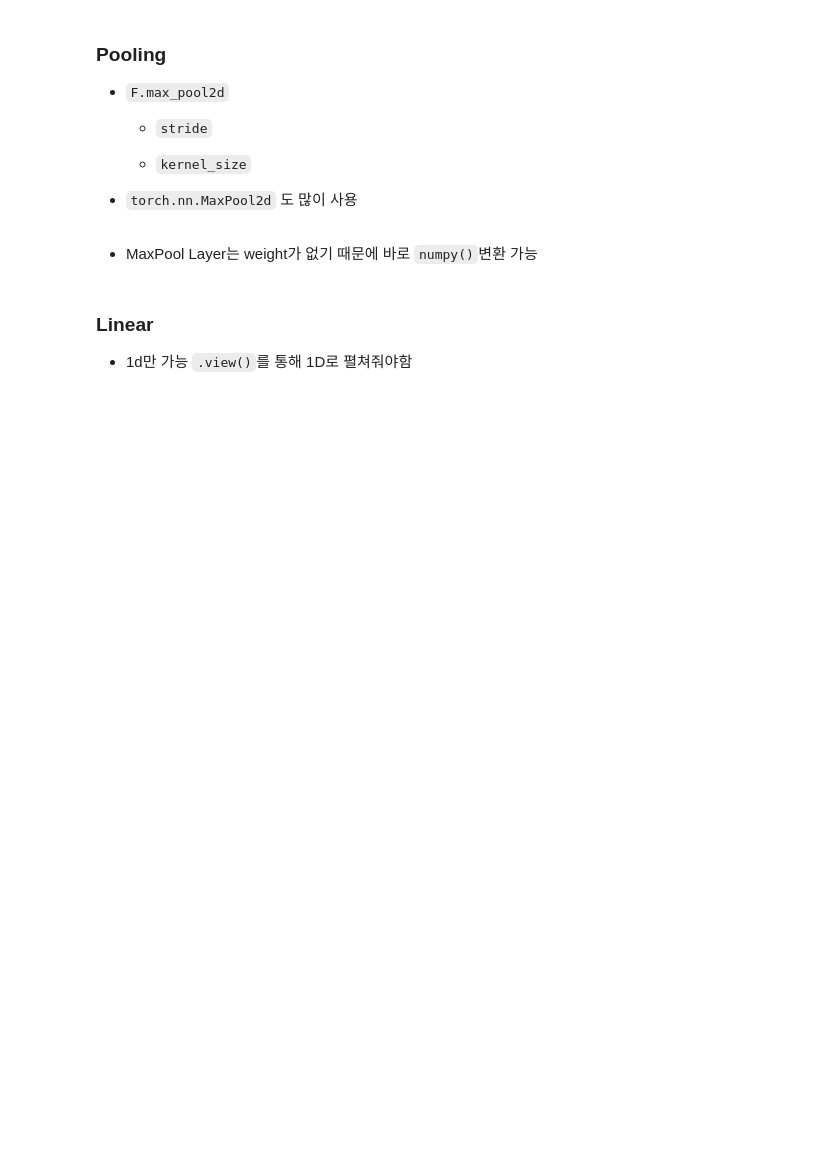
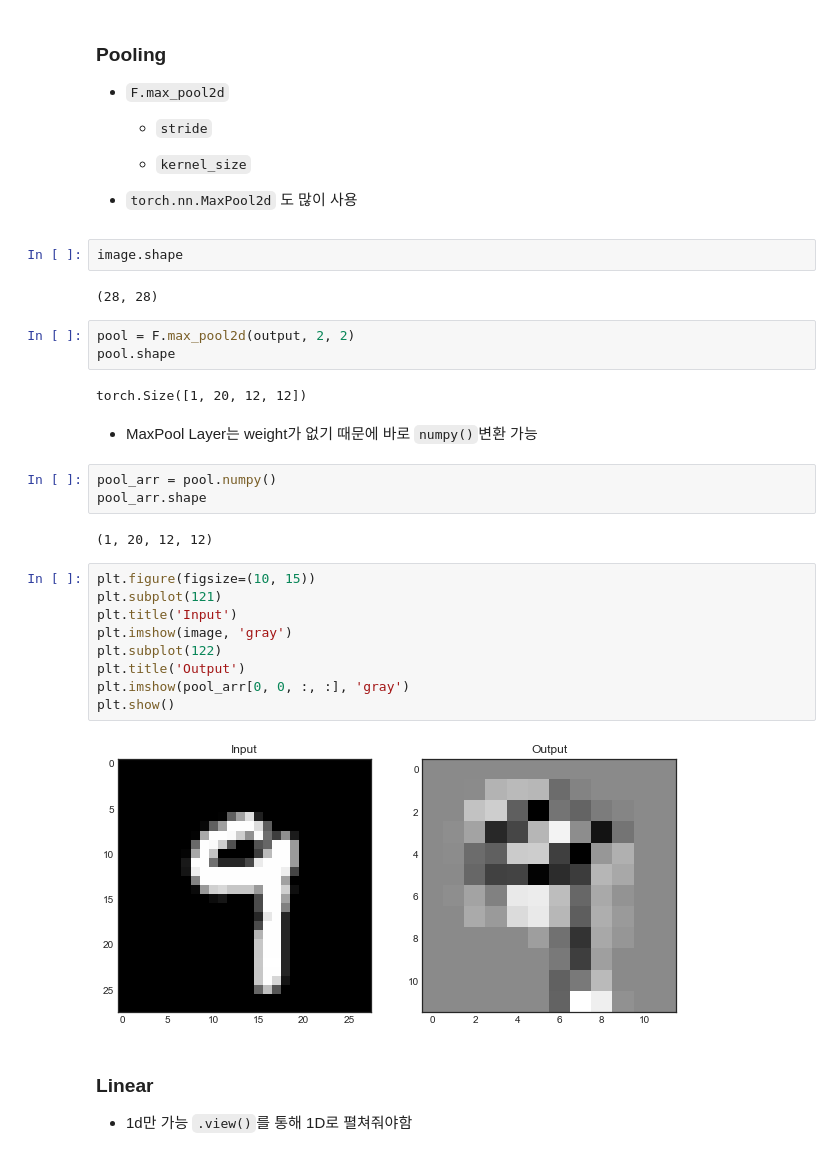
Before and after one commit to data-science-DL/suanlab, a Jupyter notebook: _9_파이토치(PyTorch)_기초.ipynb, the cells around one changed output. Cells and saved outputs as stored; diff of their text form; blank space fills up the shorter version.

```diff
--- a/_9_파이토치(PyTorch)_기초.ipynb
+++ b/_9_파이토치(PyTorch)_기초.ipynb
@@ -932,8 +1066,33 @@ torch.Size([20, 33, 26, 100])
   - `kernel_size`
 
 - `torch.nn.MaxPool2d` 도 많이 사용
+# %%
+image.shape
+# %% [output]
+(28, 28)
+# %%
+pool = F.max_pool2d(output, 2, 2)
+pool.shape
+# %% [output]
+torch.Size([1, 20, 12, 12])
 # %% [markdown]
 - MaxPool Layer는 weight가 없기 때문에 바로 `numpy()`변환 가능
+# %%
+pool_arr = pool.numpy()
+pool_arr.shape
+# %% [output]
+(1, 20, 12, 12)
+# %%
+plt.figure(figsize=(10, 15))
+plt.subplot(121)
+plt.title('Input')
+plt.imshow(image, 'gray')
+plt.subplot(122)
+plt.title('Output')
+plt.imshow(pool_arr[0, 0, :, :], 'gray')
+plt.show()
+# %% [output]
+[figure, added]
 # %% [markdown]
 ### Linear
 - 1d만 가능 `.view()`를 통해 1D로 펼쳐줘야함
```
Also changed, not shown: parts of 42 cells of this notebook, 1 other file.
